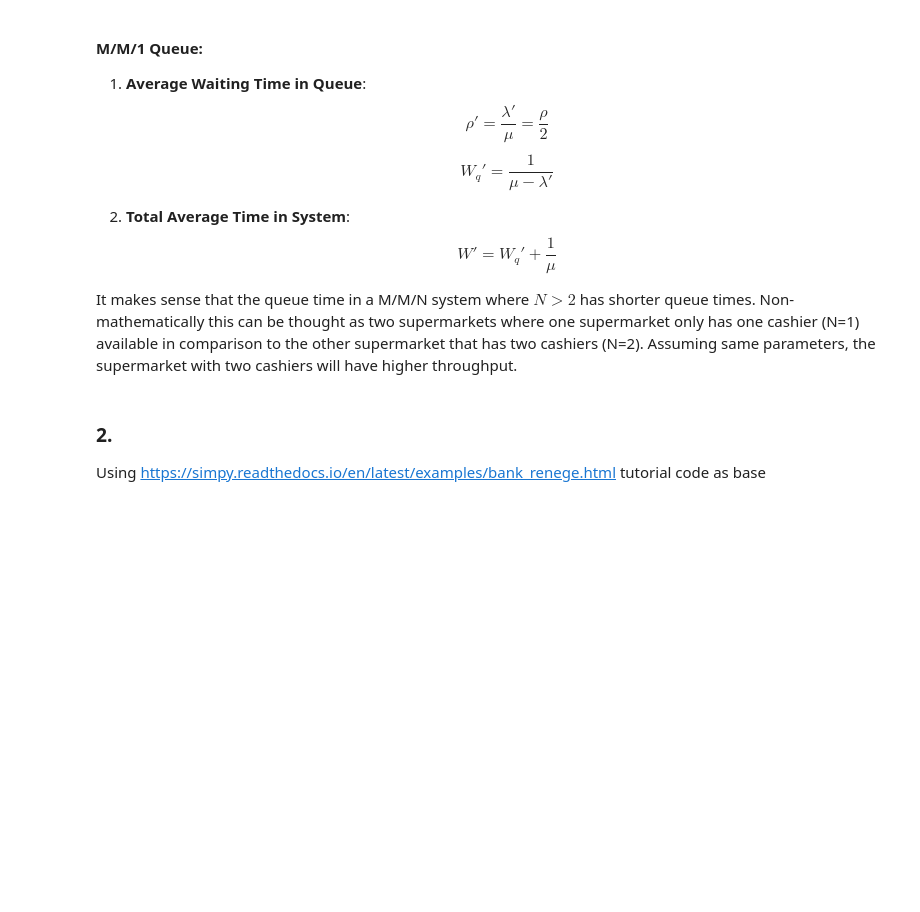
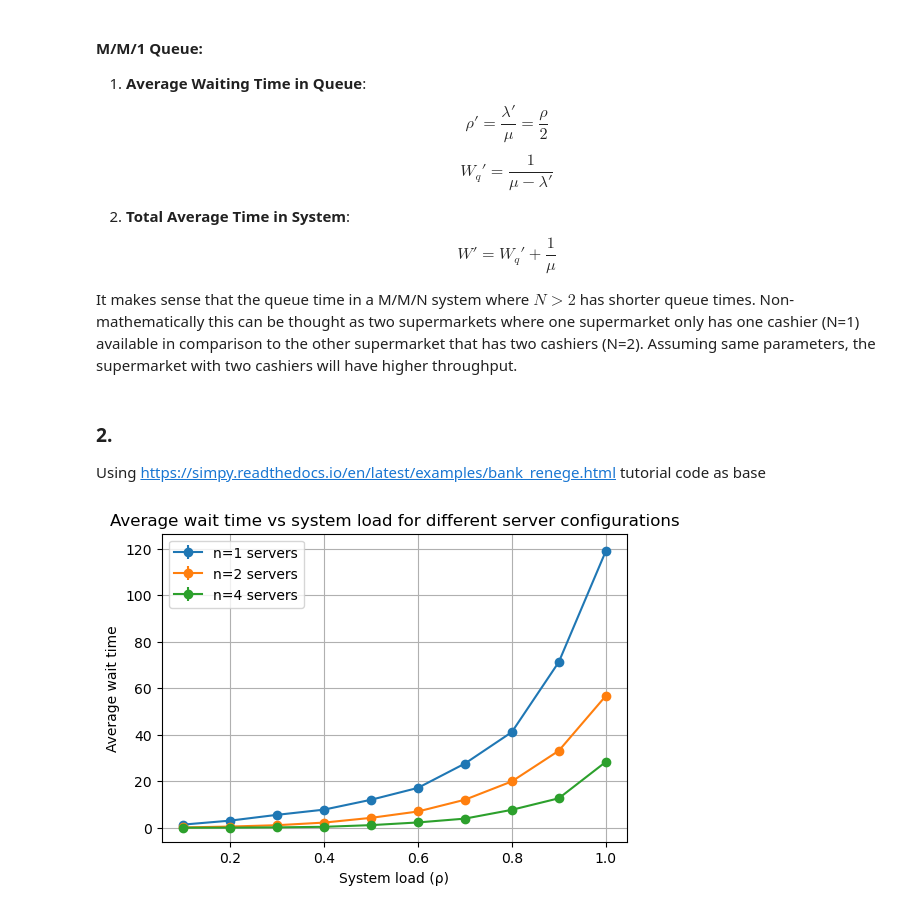
Before and after one commit to jonas4climate/ss-assignment-2, a Jupyter notebook: CalvinLaw_11306734_RaymondZhang_14865904_JonasSchaefer_14039982_2.ipynb, the cells around one changed output. Cells and saved outputs as stored; diff of their text form; code cells hidden in the pictures; blank space fills up the shorter version.

```diff
--- a/CalvinLaw_11306734_RaymondZhang_14865904_JonasSchaefer_14039982_2.ipynb
+++ b/CalvinLaw_11306734_RaymondZhang_14865904_JonasSchaefer_14039982_2.ipynb
@@ -221,7 +221,7 @@ def simulate_experiments_by_rhos(n, rhos, mu, sim_time, n_sim, ci=0.95):
         results.append((rho, avg_wait, std_dev, conf_interval, wait_times_aggregate))
     return results
 
-def power_analysis_by_ns(rhos, mu, sim_time, n_sim, pairs=[(1, 2), (1, 4), (2, 4)], alpha=0.05, power=0.8, print_out=True):
+def power_analysis_by_ns(rhos, mu, sim_time, n_sim, pairs, alpha=0.003, power=0.9, print_out=True):
     results = {n: [] for n in ns}
     avg_wait_times = {n: [] for n in ns}
     wait_times_aggregate = {n: [] for n in ns}
@@ -251,34 +251,33 @@ def power_analysis_by_ns(rhos, mu, sim_time, n_sim, pairs=[(1, 2), (1, 4), (2, 4
             # Perform power analysis
             n_needed = TTestIndPower().solve_power(effect_size=d_effect_size, alpha=alpha, power=power,
                                 ratio=1, alternative='two-sided')
             if print_out:
                 print(f'Sample size needed for {pair} at {rho}: {n_needed:.0f}')
             ns_needed.append((pair, rho, n_needed))
     return ns_needed
 
 # Set parameters
 MU = 1 / SERVICE_TIME
 rhos = np.linspace(0.1, 1.0, 10)
 n_sim = 100
 # margin_of_error = 0.2  # Define your margin of error
 ns = [1, 2, 4]
 
-list_pairs_rhos_samples_needed = power_analysis_by_ns(rhos, MU, math.inf, n_sim, print_out=False)
-print(list_pairs_rhos_samples_needed)
-
 simulation_results = {n: [] for n in ns}
 plt.figure(figsize=(6, 4))
 for n in ns:
     simulation_results[n] = simulate_experiments_by_rhos(n, rhos, MU, math.inf, n_sim)
     avg_wait_times = [result[1] for result in simulation_results[n]]
     conf_intervals = [result[3] for result in simulation_results[n]]
     errors = [(upper - lower) / 2 for lower, upper in conf_intervals]
     plt.errorbar(rhos, avg_wait_times, yerr=errors, label=f'n={n} servers', fmt='-o')
 
 plt.xlabel('System load (ρ)')
 plt.ylabel('Average wait time')
 plt.title('Average wait time vs system load for different server configurations')
 plt.legend()
 plt.grid(True)
 plt.show()
+# %% [output]
+[figure, added]
 # %%
```
Also changed, not shown: parts of 1 cell of this notebook.
